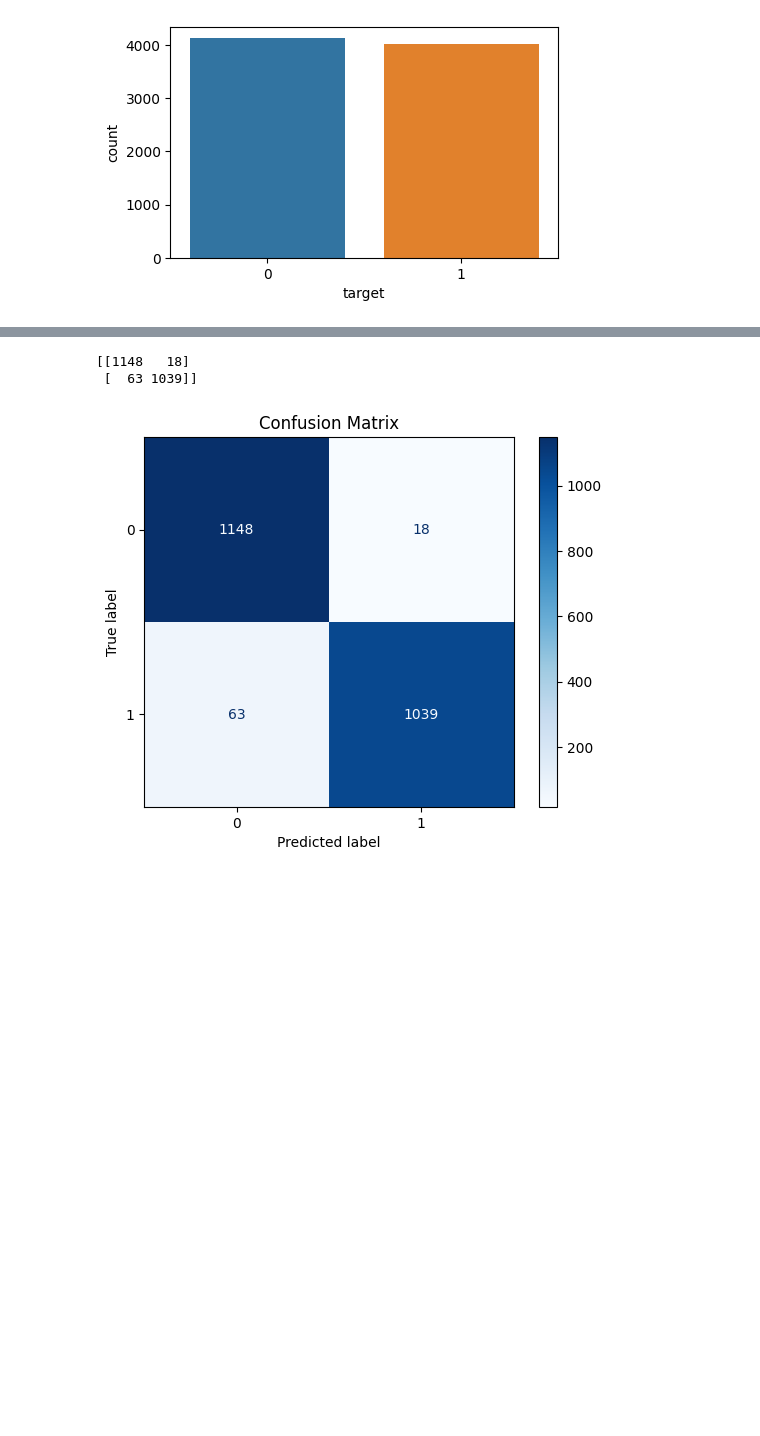
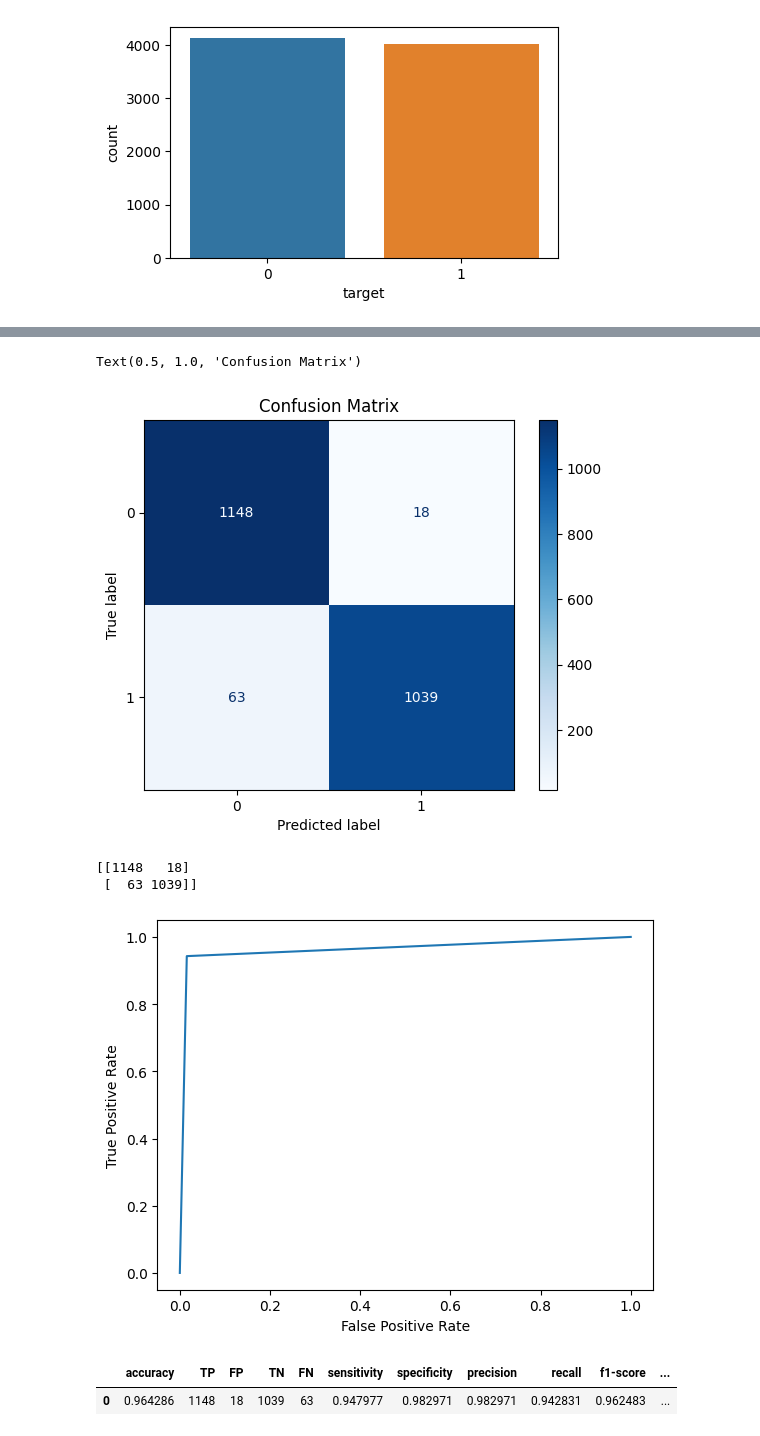
Before and after one commit to lauraschauer/stats-ml-project, a Jupyter notebook: project-supervised.ipynb, the cells around one changed output, grey strips where cells are left out. Drawn from its saved outputs; the diff is of its cells as text; code cells hidden in the pictures; blank space fills up the shorter version.

```diff
--- a/project-supervised.ipynb
+++ b/project-supervised.ipynb
@@ -310,9 +334,10 @@ Classification with scikit's `MLPClassifier`, which implements a multi-layer per
 
 I'm going to try with both the normalised and the standardised data.
 # %%
-from sklearn.neural_network import MLPClassifier
+if (model == 'mlp'):
+    from sklearn.neural_network import MLPClassifier
 
-clf = MLPClassifier(solver='adam', alpha=1e-5, hidden_layer_sizes=(5, 2), random_state=1)
-clf.fit(X_train, y_train) # Train the classifier
+    clf = MLPClassifier(solver='adam', alpha=1e-5, hidden_layer_sizes=(5, 2), random_state=1)
+    clf.fit(X_train, y_train) # Train the classifier
 
-y_pred = clf.predict(X_test)
+    y_pred = clf.predict(X_test)
@@ -320,0 +409,9 @@ y_pred = clf.predict(X_test)
+# %%
+if (model == 'nearestneighbour'):
+    from sklearn.neighbors import KNeighborsRegressor
+
+    clf = KNeighborsRegressor(n_neighbors=5)
+    clf.fit(X_train, y_train)
+
+    y_pred = clf.predict(X_test)
+    y_pred = np.where(y_pred > 0.5, 1, 0)
@@ -320,0 +420,8 @@ y_pred = clf.predict(X_test)
+# %%
+if (model == 'decisiontree'):
+    from sklearn import tree
+
+    clf = tree.DecisionTreeClassifier()
+    clf.fit(X_train, y_train)
+
+    y_pred = clf.predict(X_test)
@@ -320,0 +430,8 @@ y_pred = clf.predict(X_test)
+# %%
+if (model == 'svm'):
+    from sklearn import svm
+
+    clf = svm.SVC()
+    clf.fit(X_train, y_train)
+
+    y_pred = clf.predict(X_test)
@@ -330,11 +460,15 @@ disp = ConfusionMatrixDisplay.from_estimator(
     normalize=None,
 )
 disp.ax_.set_title("Confusion Matrix")
-print(disp.confusion_matrix)
-
-# confusion_matrix(y_test, y_pred)
 # %% [output]
-[[1148   18]
- [  63 1039]]
+Text(0.5, 1.0, 'Confusion Matrix')
 [figure]
+# %%
+getMetrics(y_test, y_pred)
+# %% [output]
+[[1148   18]
+ [  63 1039]]
+[figure, added]
+|  | accuracy | TP | FP | TN | FN | sensitivity | specificity | precision | recall | f1-score | ... |
+| 0 | 0.964286 | 1148 | 18 | 1039 | 63 | 0.947977 | 0.982971 | 0.982971 | 0.942831 | 0.962483 | ... |
 # %% [markdown]
```
Also changed, not shown: parts of 38 cells of this notebook.
